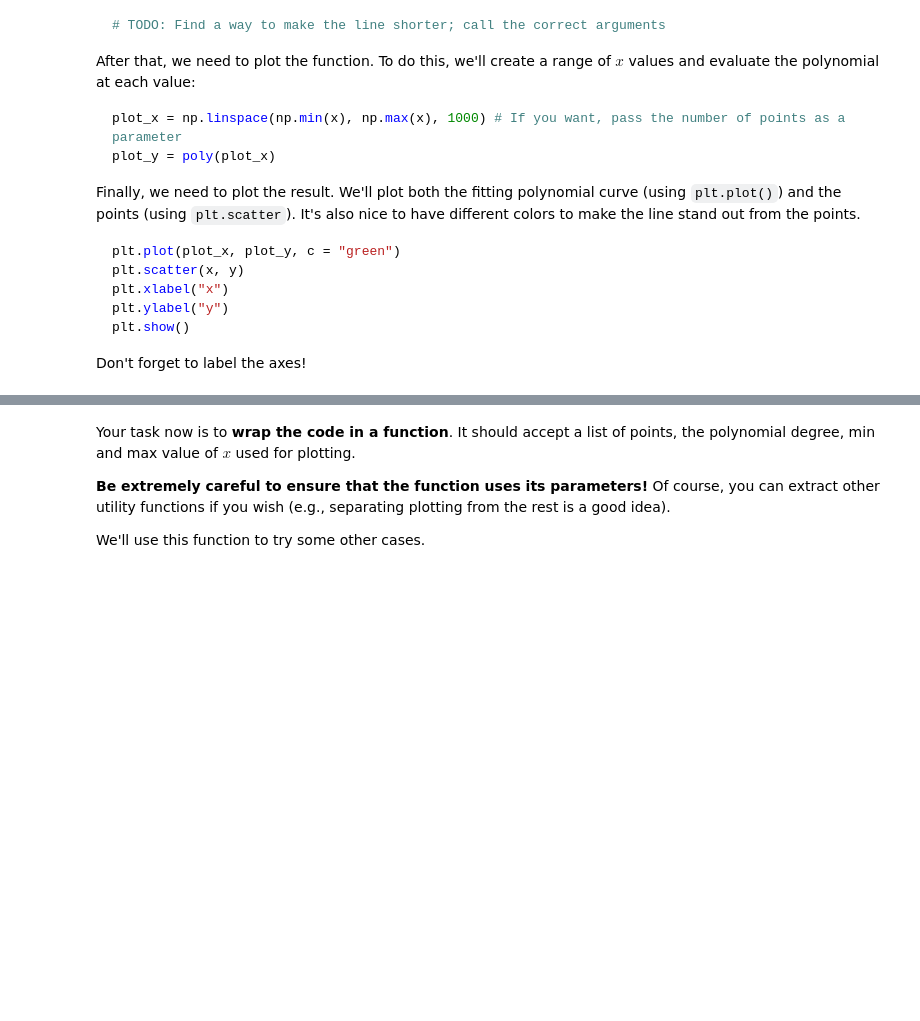
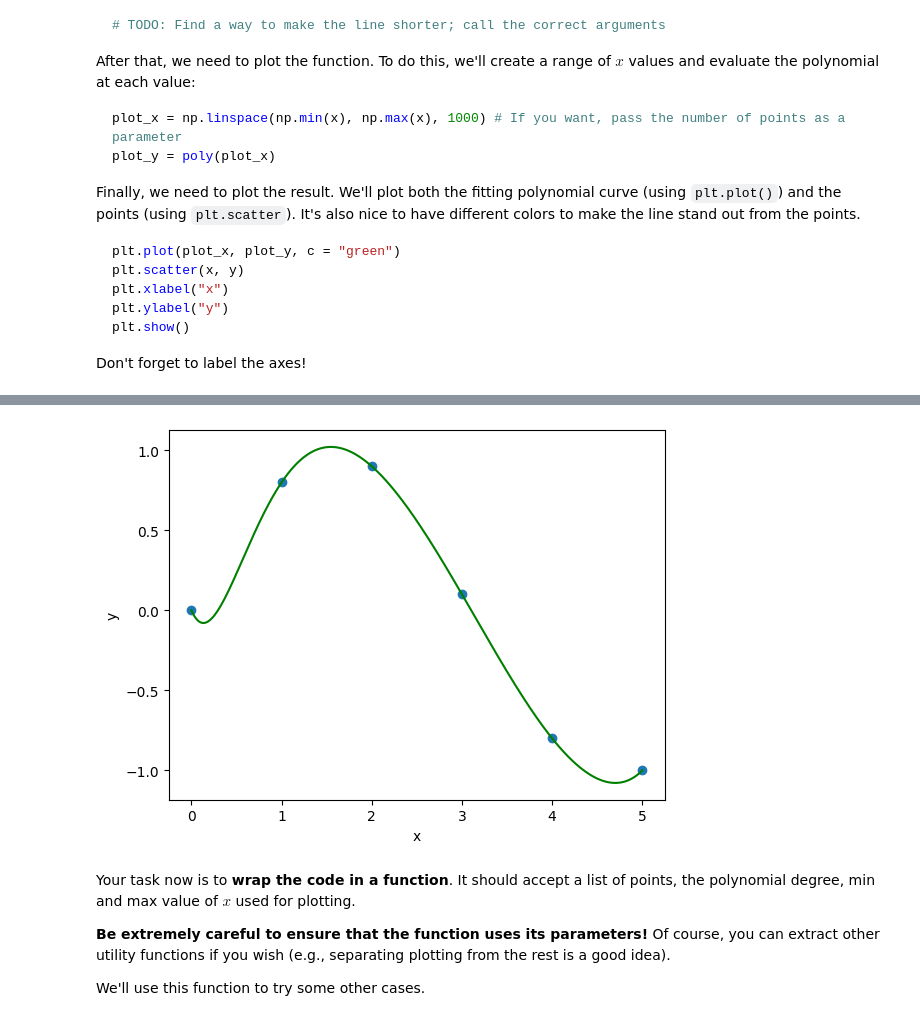
Before and after one commit to plamensve/Math-concepts-for-Developers---2026, a Jupyter notebook: 02_linear_algebra/plamen_svetoslavov/exercise/Linear-Algebra-Exercise.ipynb, the cells around one changed output, grey strips where cells are left out. Saved outputs shown, nothing was run; the diff lists cells and outputs as text; code cells hidden in the pictures; blank space fills up the shorter version.

```diff
--- a/02_linear_algebra/plamen_svetoslavov/exercise/Linear-Algebra-Exercise.ipynb
+++ b/02_linear_algebra/plamen_svetoslavov/exercise/Linear-Algebra-Exercise.ipynb
@@ -64,0 +74,3 @@ Don't forget to label the axes!
+# %%
+poly = np.polynomial.polynomial.Polynomial.fit(x, y, deg=len(points) - 1)
+poly
@@ -65,3 +79,14 @@ Don't forget to label the axes!
+# %%
+plot_x = np.linspace(np.min(x), np.max(x), 1000)
+plot_y = poly(plot_x)
+
+plt.plot(plot_x, plot_y, c='green')
+plt.scatter(x, y)
+plt.xlabel('x')
+plt.ylabel('y')
+plt.show()
+# %% [output]
+[figure, added]
 # %% [markdown]
 Your task now is to **wrap the code in a function**. It should accept a list of points, the polynomial degree, min and max value of $x$ used for plotting.
 
```
Also changed, not shown: parts of 5 cells of this notebook.
